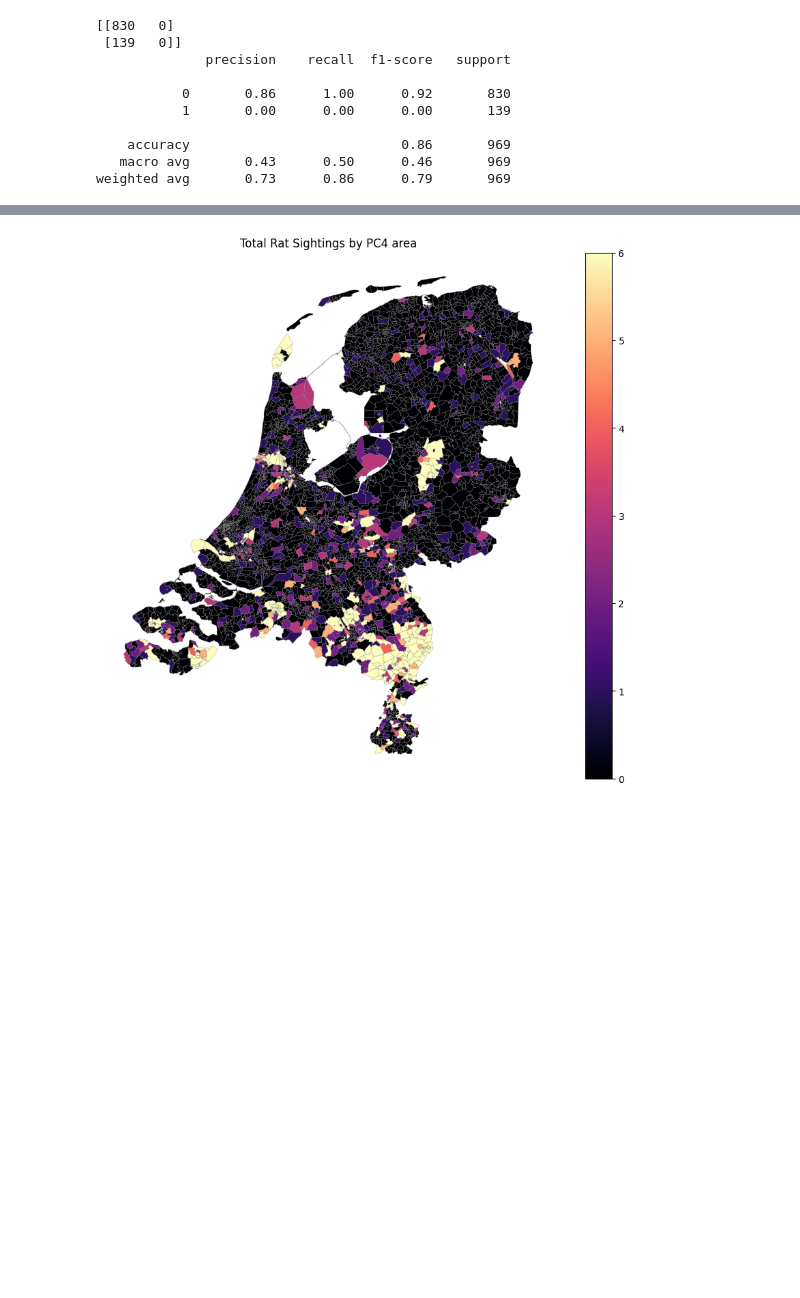
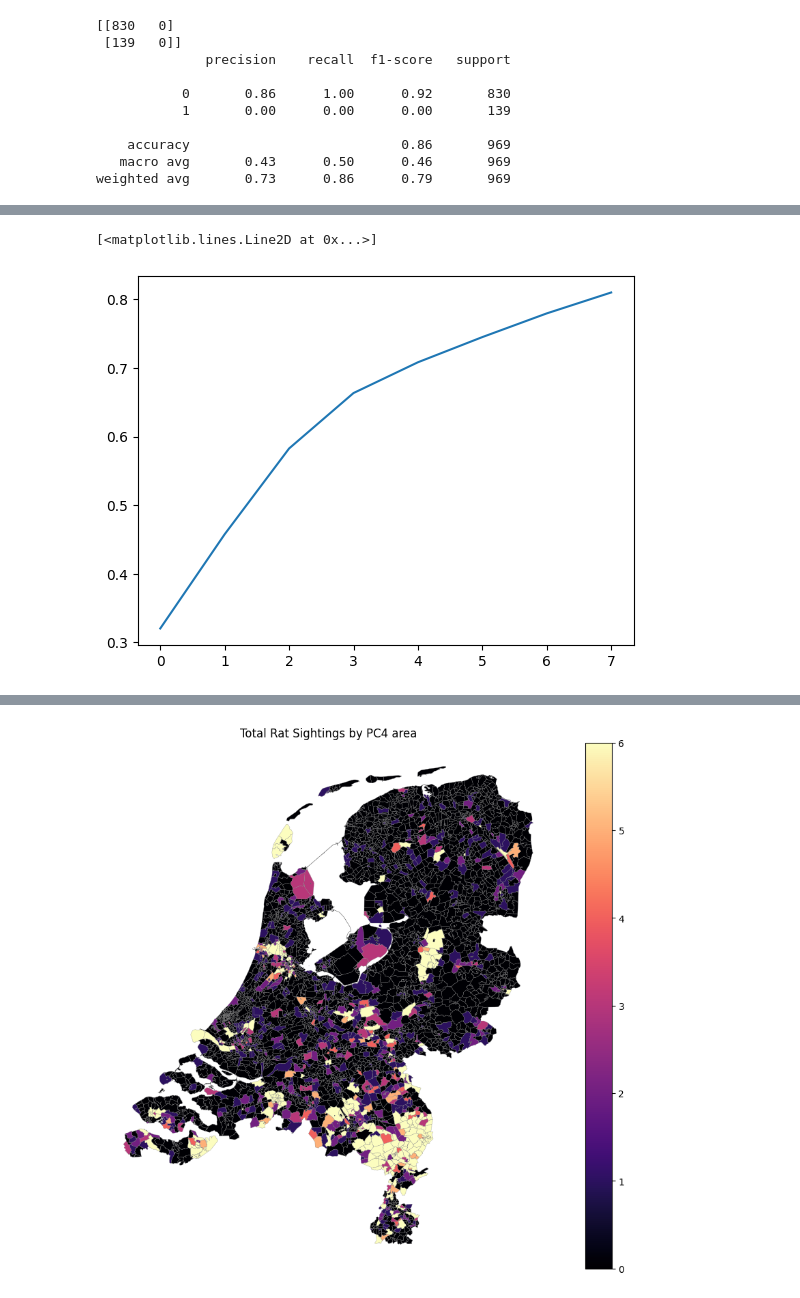
Before and after one commit to wybrendejong/act2025webapp, a Jupyter notebook: data_exploration/classification.ipynb, the cells around one changed output, grey strips where cells are left out. Saved outputs shown, nothing was run; the diff lists cells and outputs as text; code cells hidden in the pictures; blank space fills up the shorter version.

```diff
--- a/data_exploration/classification.ipynb
+++ b/data_exploration/classification.ipynb
@@ -10,10 +10,10 @@ import matplotlib.pyplot as plt
 import seaborn as sns
 
 from sklearn.metrics import classification_report, confusion_matrix
-from sklearn.model_selection import train_test_split
+from sklearn.model_selection import train_test_split, GridSearchCV
 from sklearn.svm import SVC
 
-from data_loading import demographics, weather, rats, geography
+from data_loading import demographics, weather, rats, geography, ml
 
 data_folder_path = "C:/Users/jerom/OneDrive/Documents/Uni/MGI/RS and GIS integration/ACT Python Environment/Data/"
 
@@ -25,3 +25,5 @@ cbs_df = demographics.load_cbs_data(data_folder_path + "cbs_pc4_2024_v1.gpkg", d
 month_temp_df = weather.load_cnt_data(data_folder_path + "cnt.dat")
 bins_df = geography.load_bin_data(data_folder_path + "PC4_areas_bak_put_water.csv")
 manholes_df = geography.load_manhole_data(data_folder_path + "PC4_areas_bak_put_water.csv")
+water_df = geography.load_water_data(data_folder_path + "PC4_areas_bak_put_water.csv")
+green_df = geography.load_green_data(data_folder_path + "PC4_GreeneryPercentages.csv")
@@ -30,0 +34,13 @@ exclude_features = ['TOTAAL', 'area_km2', 'geometry', 'stedelijkheid', 'EEN_OF_M
+# %%
+# Merge data and prepare features
+cbs_df = demographics.drop_empty_cols(cbs_df, max_na_percentage=0.05)
+cbs_df = demographics.aantal_to_percentage(cbs_df)
+ml_merged_df = ml.merge_data(pc_rat_df, [cbs_df, bins_df, manholes_df, water_df, green_df], dropna=True)
+
+# Set features to exclude in ML
+exclude_features = ['TOTAAL', 'area_km2', 'geometry', 'stedelijkheid', 'EEN_OF_MEER', 'MEER_DAN_VIJF']
+
+X, y = ml.prepare_clf_data(ml_merged_df, 'TOTAAL', exclude_features=exclude_features)
+
+# Split into train/test
+X_train, X_test, y_train, y_test = train_test_split(X, y, stratify=y, random_state=42)
@@ -168,0 +396,23 @@ weighted avg       0.79      0.84      0.80       969
+# %%
+from sklearn.decomposition import PCA
+from sklearn.preprocessing import StandardScaler
+
+# Drop non-numeric columns and NaNs for PCA
+X_pca = ml_monthly_gdf.drop(columns=exclude_features).select_dtypes(include=[np.number]).dropna()
+
+# Standardize features
+scaler = StandardScaler()
+X_scaled = scaler.fit_transform(X_pca)
+
+# Fit PCA
+pca = PCA(n_components=8)
+principal_components = pca.fit_transform(X_scaled)
+
+# Create a DataFrame with the principal components
+pca_df = pd.DataFrame(data=principal_components, index=X_pca.index)
+
+# Explained variance
+print("Explained variance ratio:", np.cumsum(pca.explained_variance_ratio_))
+
+# Show the first few rows
+pca_df.head()
@@ -168,0 +428,5 @@ weighted avg       0.79      0.84      0.80       969
+# %%
+plt.plot(np.cumsum(pca.explained_variance_ratio_))
+# %% [output]
+[<matplotlib.lines.Line2D at 0x...>]
+[figure, added]
```
Also changed, not shown: parts of 35 cells of this notebook, 3 other files.
